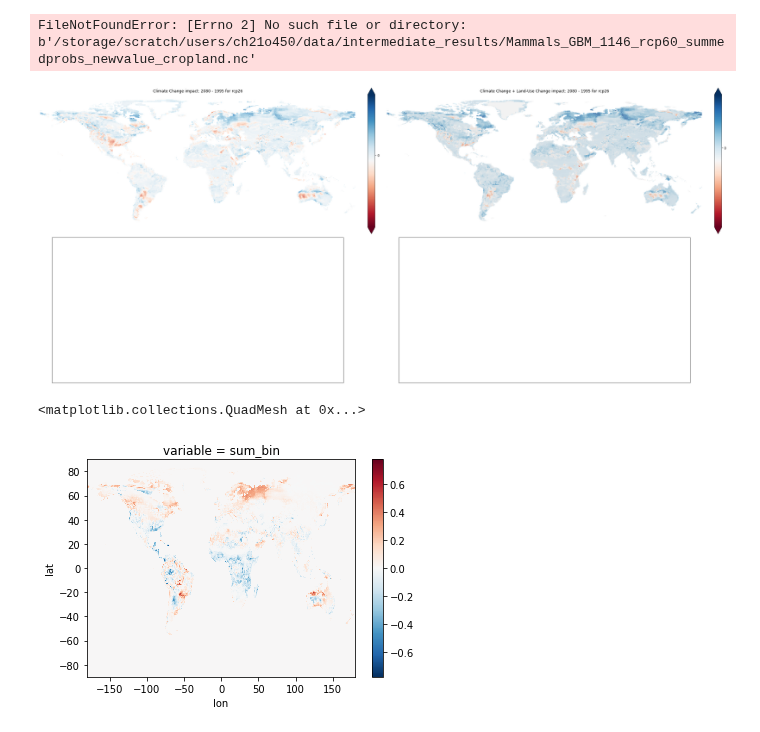
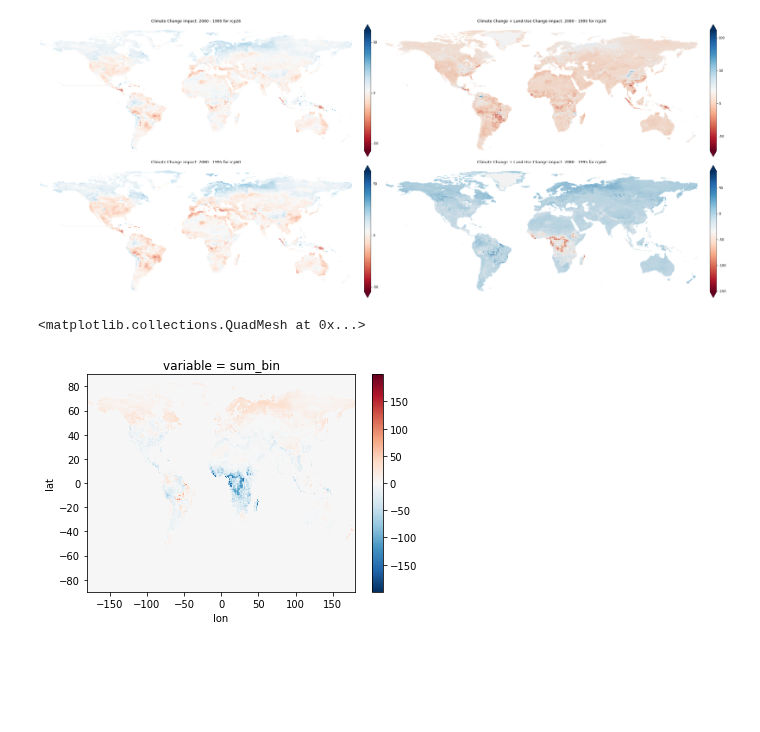
Before and after one commit to wyssacademy-unibe-ch/climate_Hari_etal_BioscenComb, a Jupyter notebook: functions/figures/habitat_plots.ipynb, the cells around one changed output. Drawn from its saved outputs; the diff is of its cells as text; code cells hidden in the pictures; blank space fills up the shorter version.

```diff
--- a/functions/figures/habitat_plots.ipynb
+++ b/functions/figures/habitat_plots.ipynb
@@ -30,7 +30,7 @@ warnings.filterwarnings('ignore', category=UserWarning)
 models =  ["GAM","GBM"]
 taxas = ["Mammals","Amphibians"]
 scenarios = ["rcp26","rcp60"]
-habitat="cropland"
+habitat="forest"
 
 model_names = ['GFDL-ESM2M', 'IPSL-CM5A-LR', 'HadGEM2-ES', 'MIROC5']
 years = ['1845', '1990', '1995', '2009', '2010', '2020', '2026', '2032', '2048', '2050','2052', '2056', '2080', '2100', '2150', '2200', '2250']
@@ -69,14 +69,14 @@ for taxa in taxas:
 
 
             for model in models:
-                newvalue_hist = f"/storage/scratch/users/ch21o450/data/intermediate_results/{taxa}_{model}_{historical_time}_{scenario}_summedprobs_newvalue_{habitat}.nc"
-                sumbin_hist = f"//storage/scratch/users/ch21o450/data/intermediate_results/{taxa}_{model}_{historical_time}_{scenario}_summedprobs_sum_{habitat}.nc"
+                newvalue_hist = f"/storage/scratch/users/ch21o450/data/SR/{taxa}_{model}_{historical_time}_{scenario}_summedprobs_newvalue_{habitat}.nc"
+                sumbin_hist = f"//storage/scratch/users/ch21o450/data/SR/{taxa}_{model}_{historical_time}_{scenario}_summedprobs_sum_{habitat}.nc"
 
                 mean_value_bin_hist = xr.open_dataset(newvalue_hist, decode_times=False).to_array()
                 mean_sum_bin_hist = xr.open_dataset(sumbin_hist, decode_times=False).to_array()
 
-                newvalue_fut = f"/storage/scratch/users/ch21o450/data/intermediate_results/{taxa}_{model}_{future_time}_{scenario}_summedprobs_newvalue_{habitat}.nc"
-                sumbin_fut = f"/storage/scratch/users/ch21o450/data/intermediate_results/{taxa}_{model}_{future_time}_{scenario}_summedprobs_sum_{habitat}.nc"
+                newvalue_fut = f"/storage/scratch/users/ch21o450/data/SR/{taxa}_{model}_{future_time}_{scenario}_summedprobs_newvalue_{habitat}.nc"
+                sumbin_fut = f"/storage/scratch/users/ch21o450/data/SR/{taxa}_{model}_{future_time}_{scenario}_summedprobs_sum_{habitat}.nc"
 
                 mean_value_bin_future = xr.open_dataset(newvalue_fut, decode_times=False).to_array()
                 mean_sum_bin_future = xr.open_dataset(sumbin_fut, decode_times=False).to_array()
@@ -116,7 +116,7 @@ for taxa in taxas:
 
             diff_newvalue= diff_value_bin_combined
             diff_sumbin = diff_sum_bin_combined
-            diff = diff_combined
+            diff = diff_sumbin - diff_newvalue
             # Create three subplots for each future time and scenario
             if plot_idx >= len(axes.flatten()):
                 break
@@ -143,40 +143,39 @@ for taxa in taxas:
             ax1.set_extent((-180,180,-63,90))
             ax1.add_feature(cfeature.BORDERS,color='white',linewidth=0.5)
 
-           # ticks_b = np.array( [-200, -150, -100, -50,0,50, 100, 150, 200])
+            ticks_b = np.array( [-200, -150, -100, -50,0,50, 100, 150, 200])
             tick_labels = [str(int(tick)) for tick in ticks_b]
 
             cbar1 = plt.colorbar(im1, ax=ax1, fraction=0.024, pad=0.04, spacing='proportional', ticks=ticks_b,extend='both')
             cbar1.set_ticklabels(tick_labels)
 
 
 
             im2 = ax2.pcolormesh(diff_sumbin['lon'].values, diff_sumbin['lat'].values,  np.where(diff_sumbin.values != 0, diff_sumbin.values, np.nan), transform=ccrs.PlateCarree(), cmap=cmap)
 
             countries.plot(ax=ax2, color="lightgray", zorder=1, alpha=0.3)
 
             ax2.set_title(f"Climate Change + Land-Use Change impact: {year_indices[future_time]} - 1995 for {scenario}",loc='center')
 
             ax2.axis('off')
             ax2.set_extent((-180,180,-63,90))
             cbar2 = plt.colorbar(im2, ax=ax2, fraction=0.024, pad=0.04, spacing='proportional', ticks=ticks_b,extend='both')
             cbar2.set_ticklabels(tick_labels)
 
 
 
             # Increase the plot index by 2 to move to the next triplet of subplots
             plot_idx += 2
 
 
 #plt.suptitle(future_time , size=16, y=0.8)
 #plt.savefig("/storage/homefs/ch21o450/scripts/BioScenComb/main_figures/Figure_hab")
 
 #plt.show()
 # %% [output]
-FileNotFoundError: [Errno 2] No such file or directory: b'/storage/scratch/users/ch21o450/data/intermediate_results/Mammals_GBM_1146_rcp60_summedprobs_newvalue_cropland.nc'
-[figure, old version]
+[figure, new version]
 # %%
 diff_sumbin.plot()
 # %% [output]
 <matplotlib.collections.QuadMesh at 0x...>
-[figure, old version]
+[figure, new version]
```
Also changed, not shown: 15 other files.
